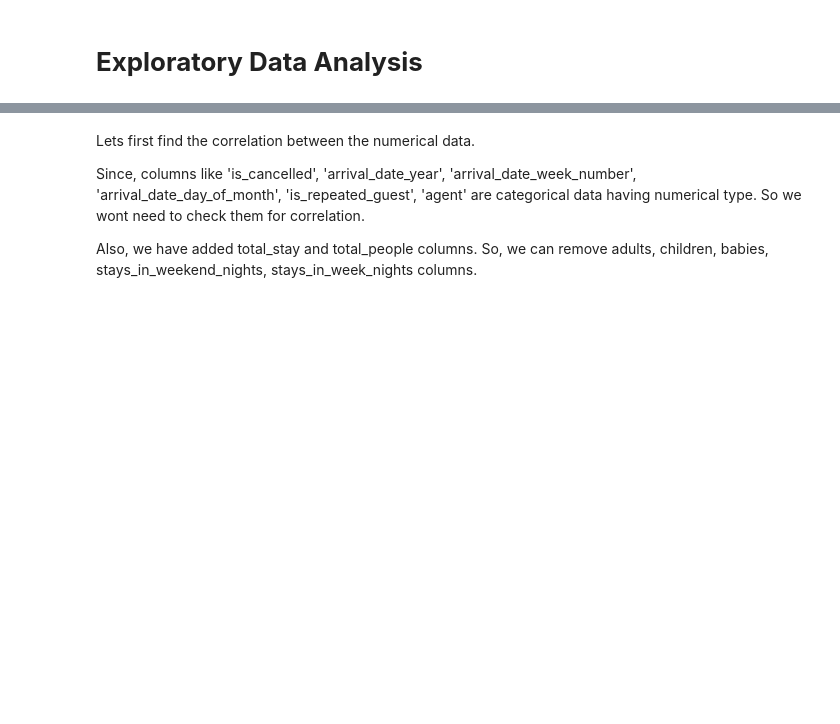
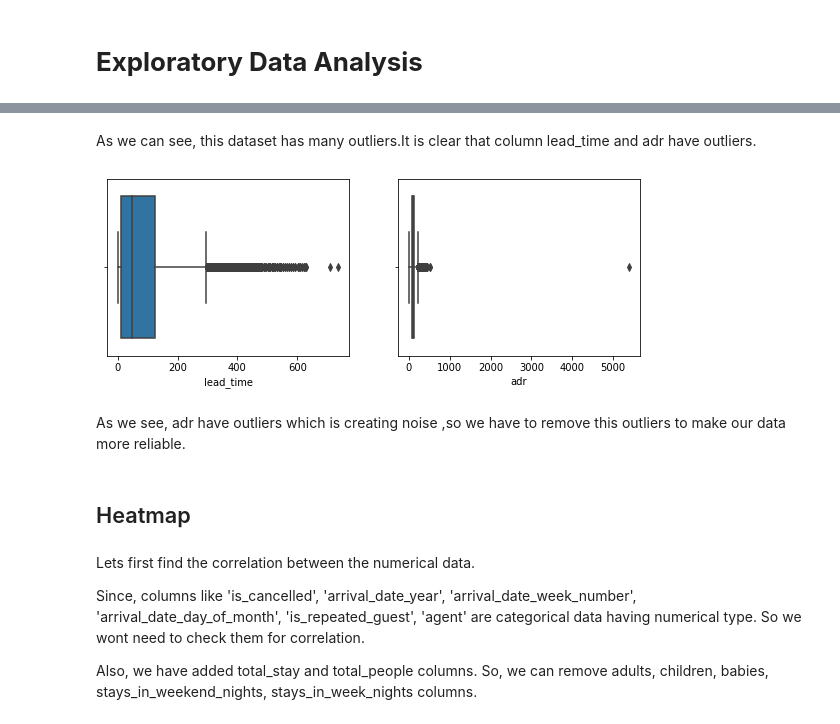
Before and after one commit to bindukovvada/Data-Science, a Jupyter notebook: Team_Hotel_Booking_Analysis_Capstone_Project.ipynb, the cells around one changed output, grey strips where cells are left out. Saved outputs shown, nothing was run; the diff lists cells and outputs as text; code cells hidden in the pictures; blank space fills up the shorter version.

```diff
--- a/Team_Hotel_Booking_Analysis_Capstone_Project.ipynb
+++ b/Team_Hotel_Booking_Analysis_Capstone_Project.ipynb
@@ -197,0 +219,15 @@ Now, our dataset is clean and ready-to-use for analysis and visualization.
+# %% [markdown]
+As we can see, this dataset has many outliers.It is clear that column lead_time and adr have outliers.
+# %%
+#plotting boxplot to find outliers in columns : lead_time and adr
+outlier=['lead_time','adr']
+plt.figure(figsize=(20,15))
+
+for column in outlier:
+  plt.subplot(4,4,n)
+  n = n+1
+  sns.boxplot(data[column])
+# %% [output]
+[figure, added]
+# %% [markdown]
+As we see, adr have outliers which is creating noise ,so we have to remove this outliers to make our data more reliable.
@@ -198,3 +237,5 @@ Now, our dataset is clean and ready-to-use for analysis and visualization.
+# %% [markdown]
+## Heatmap
 # %% [markdown]
 Lets first find the correlation between the numerical data.
 
```
Also changed, not shown: parts of 45 cells of this notebook.
